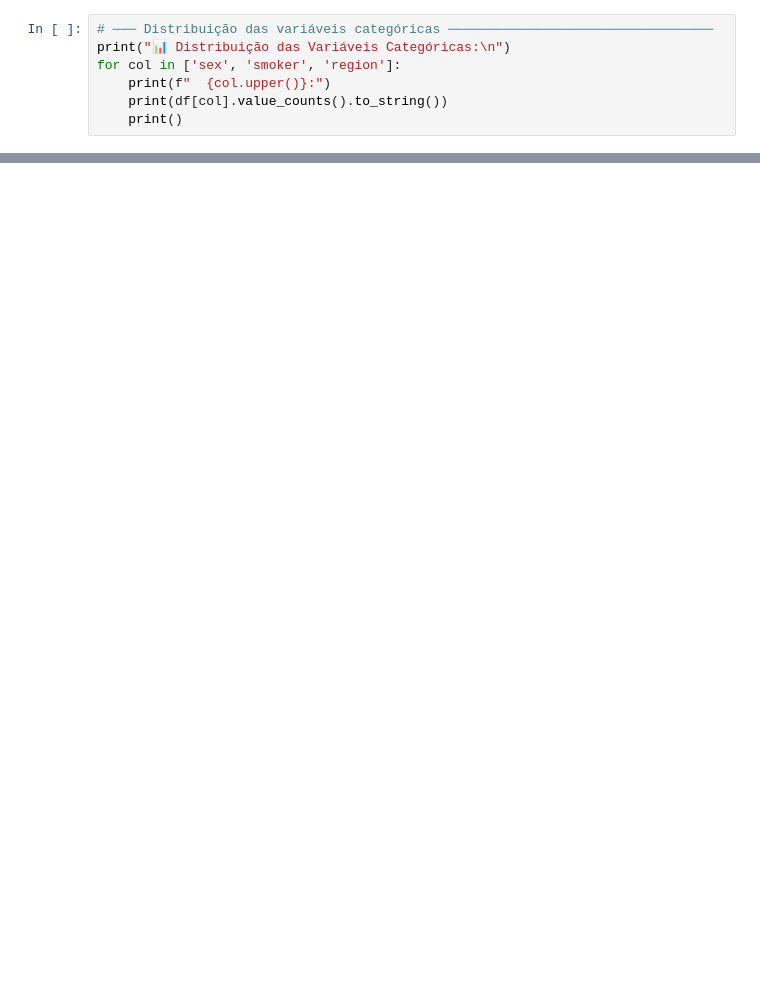
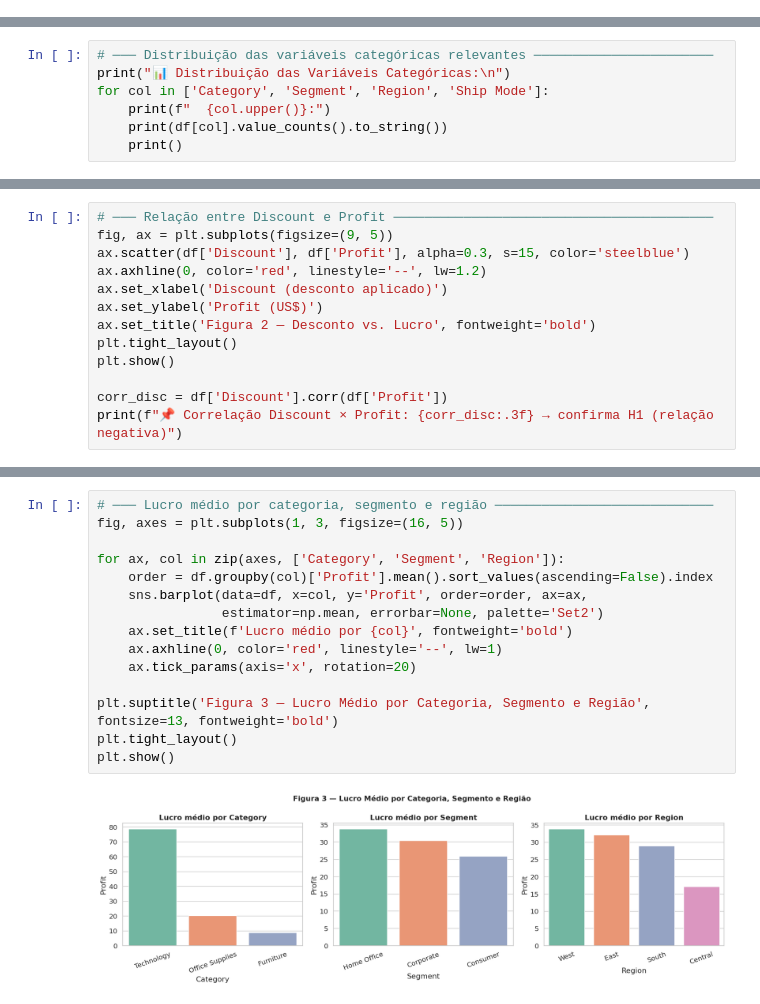
Before and after one commit to mabicanabrava/mvp-dss-seguro-medico, a Jupyter notebook: MVP_DSS_Maria_Gabriela_202043405.ipynb, the cells around one changed output, grey strips where cells are left out. Drawn from its saved outputs; the diff is of its cells as text; blank space fills up the shorter version.

```diff
--- a/MVP_DSS_Maria_Gabriela_202043405.ipynb
+++ b/MVP_DSS_Maria_Gabriela_202043405.ipynb
@@ -166,7 +209,0 @@ df.describe().round(2)
-# %%
-# ─── Distribuição das variáveis categóricas ──────────────────────────────────
-print("📊 Distribuição das Variáveis Categóricas:\n")
-for col in ['sex', 'smoker', 'region']:
-    print(f"  {col.upper()}:")
-    print(df[col].value_counts().to_string())
-    print()
@@ -714,0 +250,7 @@ Este trabalho desenvolveu um pipeline completo de Machine Learning para prever o
+# %%
+# ─── Distribuição das variáveis categóricas relevantes ───────────────────────
+print("📊 Distribuição das Variáveis Categóricas:\n")
+for col in ['Category', 'Segment', 'Region', 'Ship Mode']:
+    print(f"  {col.upper()}:")
+    print(df[col].value_counts().to_string())
+    print()
@@ -714,0 +309,13 @@ Este trabalho desenvolveu um pipeline completo de Machine Learning para prever o
+# %%
+# ─── Relação entre Discount e Profit ─────────────────────────────────────────
+fig, ax = plt.subplots(figsize=(9, 5))
+ax.scatter(df['Discount'], df['Profit'], alpha=0.3, s=15, color='steelblue')
+ax.axhline(0, color='red', linestyle='--', lw=1.2)
+ax.set_xlabel('Discount (desconto aplicado)')
+ax.set_ylabel('Profit (US$)')
+ax.set_title('Figura 2 — Desconto vs. Lucro', fontweight='bold')
+plt.tight_layout()
+plt.show()
+
+corr_disc = df['Discount'].corr(df['Profit'])
+print(f"📌 Correlação Discount × Profit: {corr_disc:.3f} → confirma H1 (relação negativa)")
@@ -714,0 +325,17 @@ Este trabalho desenvolveu um pipeline completo de Machine Learning para prever o
+# %%
+# ─── Lucro médio por categoria, segmento e região ────────────────────────────
+fig, axes = plt.subplots(1, 3, figsize=(16, 5))
+
+for ax, col in zip(axes, ['Category', 'Segment', 'Region']):
+    order = df.groupby(col)['Profit'].mean().sort_values(ascending=False).index
+    sns.barplot(data=df, x=col, y='Profit', order=order, ax=ax,
+                estimator=np.mean, errorbar=None, palette='Set2')
+    ax.set_title(f'Lucro médio por {col}', fontweight='bold')
+    ax.axhline(0, color='red', linestyle='--', lw=1)
+    ax.tick_params(axis='x', rotation=20)
+
+plt.suptitle('Figura 3 — Lucro Médio por Categoria, Segmento e Região', fontsize=13, fontweight='bold')
+plt.tight_layout()
+plt.show()
+# %% [output]
+[figure, added]
```
Also changed, not shown: parts of 98 cells of this notebook.
